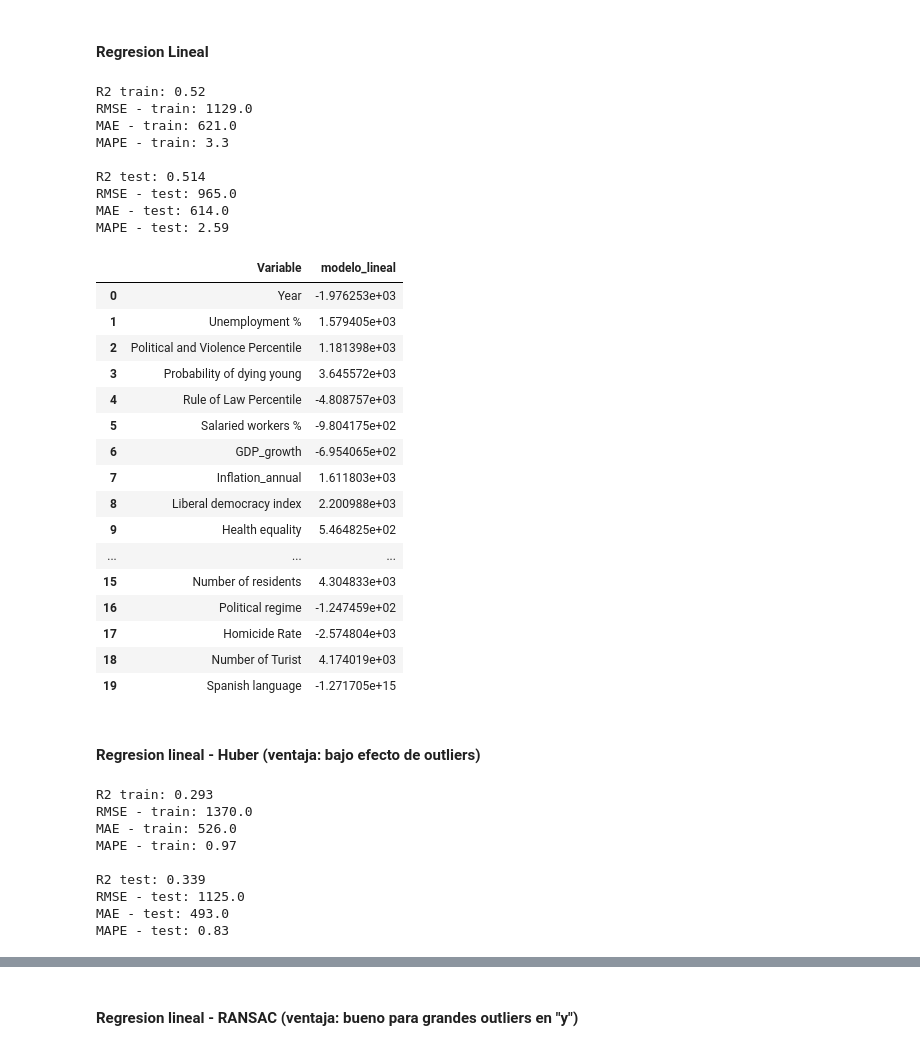
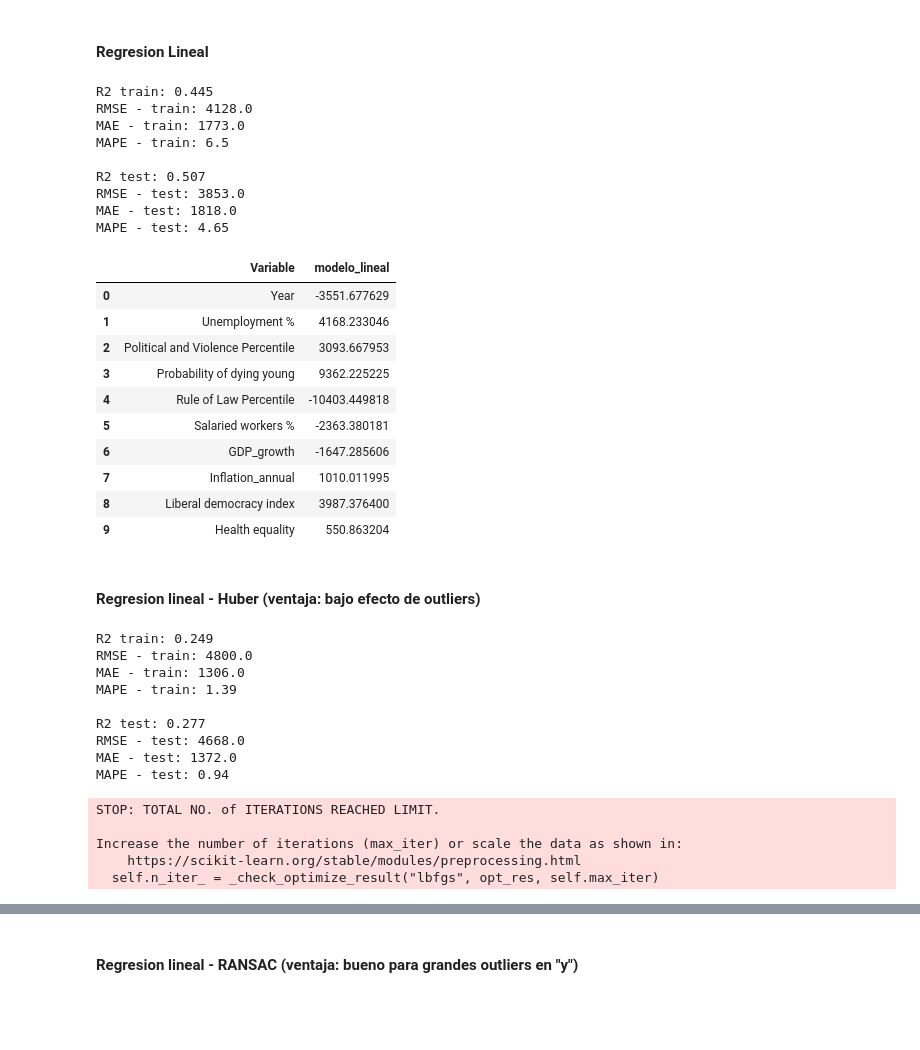
Before and after one commit to ERIDEZ/IFM_TMF, a Jupyter notebook: Notebooks y scripts/Etapa 4 - Machine Learning - Prediccion directa - Agregados.ipynb, the cells around one changed output, grey strips where cells are left out. Saved outputs shown, nothing was run; the diff lists cells and outputs as text; code cells hidden in the pictures; blank space fills up the shorter version.

```diff
--- a/Notebooks y scripts/Etapa 4 - Machine Learning - Prediccion directa - Agregados.ipynb
+++ b/Notebooks y scripts/Etapa 4 - Machine Learning - Prediccion directa - Agregados.ipynb
@@ -87,11 +85,8 @@ Antes de proceder, debemos remover a Senegal de la lista de de paises ya que ten
 
 En el caso de Year, simplemente restaremos 2007 a la columna entera, y para el resto de las variables objeto usaremos la funcion *.get_dummies()*.
 # %%
-# Removemos las categorías de agregados
-df_noagg = df[(df["Sex"] != "Both") & (df["Age group"] != "All")]
-
 # hacer copia del df removiendo Senegal que presenta datos nulos para tasa de homicidios
-df_nonull = df_noagg[df_noagg['Nationality code'] != 'SEN'].copy()
+df_nonull = df[df['Nationality code'] != 'SEN'].copy()
 
 # Transformar Year a variable ordinal de 1 (2008) a 15 (2022)
 df_nonull['Year'] = df_nonull['Year'] - 2007
@@ -145,9 +140,9 @@ X = df_nonull.drop("Immigrant count", axis = 1) # variables predictoras
 y = df_nonull["Immigrant count"]  # Target
 
 X_train, X_test, y_train, y_test = train_test_split(X, y, test_size = 0.25, random_state = 58) # separar datos en conjunto train y test en un 75% / 25%
-scaler = MinMaxScaler() # definir scaler de datos
-X_train = scaler.fit_transform(X_train) # escalar los datos de entrenamiento
-X_test = scaler.fit_transform(X_test) # # escalar los datos de prueba
+scaler_nonull = MinMaxScaler() # definir scaler de datos
+X_train = scaler_nonull.fit_transform(X_train) # escalar los datos de entrenamiento
+X_test = scaler_nonull.transform(X_test) # transformar los datos de prueba
 # %% [markdown]
 #### Regresion Lineal
 # %%
@@ -182,40 +177,34 @@ print("RMSE - test:", rmse_test_lineal)
 print("MAE - test:", mae_test_lineal)
 print("MAPE - test:", mape_test_lineal)
 # %% [output]
-R2 train: 0.52
-RMSE - train: 1129.0
-MAE - train: 621.0
-MAPE - train: 3.3
+R2 train: 0.445
+RMSE - train: 4128.0
+MAE - train: 1773.0
+MAPE - train: 6.5
 
-R2 test: 0.514
-RMSE - test: 965.0
-MAE - test: 614.0
-MAPE - test: 2.59
+R2 test: 0.507
+RMSE - test: 3853.0
+MAE - test: 1818.0
+MAPE - test: 4.65
 # %%
 # Observar Coeficientes de cada variable para cada modelo en un dataframe
 coefficients_lineal = pd.DataFrame({'Variable':df_nonull.drop(["Immigrant count"], axis=1, inplace=False).columns})
 coefficients_lineal['modelo_lineal']= model_lineal.coef_
 
 # Mostrar coeficientes
-coefficients_lineal.head(20)
+coefficients_lineal.head(10)
 # %% [output]
 |  | Variable | modelo_lineal |
-| 0 | Year | -1.976253e+03 |
-| 1 | Unemployment % | 1.579405e+03 |
-| 2 | Political and Violence Percentile | 1.181398e+03 |
-| 3 | Probability of dying young | 3.645572e+03 |
-| 4 | Rule of Law Percentile | -4.808757e+03 |
-| 5 | Salaried workers % | -9.804175e+02 |
-| 6 | GDP_growth | -6.954065e+02 |
-| 7 | Inflation_annual | 1.611803e+03 |
-| 8 | Liberal democracy index | 2.200988e+03 |
-| 9 | Health equality | 5.464825e+02 |
-| ... | ... | ... |
-| 15 | Number of residents | 4.304833e+03 |
-| 16 | Political regime | -1.247459e+02 |
-| 17 | Homicide Rate | -2.574804e+03 |
-| 18 | Number of Turist | 4.174019e+03 |
-| 19 | Spanish language | -1.271705e+15 |
+| 0 | Year | -3551.677629 |
+| 1 | Unemployment % | 4168.233046 |
+| 2 | Political and Violence Percentile | 3093.667953 |
+| 3 | Probability of dying young | 9362.225225 |
+| 4 | Rule of Law Percentile | -10403.449818 |
+| 5 | Salaried workers % | -2363.380181 |
+| 6 | GDP_growth | -1647.285606 |
+| 7 | Inflation_annual | 1010.011995 |
+| 8 | Liberal democracy index | 3987.376400 |
+| 9 | Health equality | 550.863204 |
 # %% [markdown]
 #### Regresion lineal - Huber (ventaja: bajo efecto de outliers)
 # %%
@@ -250,15 +239,20 @@ print("RMSE - test:", rmse_test_huber)
 print("MAE - test:", mae_test_huber)
 print("MAPE - test:", mape_test_huber)
 # %% [output]
-R2 train: 0.293
-RMSE - train: 1370.0
-MAE - train: 526.0
-MAPE - train: 0.97
+R2 train: 0.249
+RMSE - train: 4800.0
+MAE - train: 1306.0
+MAPE - train: 1.39
 
-R2 test: 0.339
-RMSE - test: 1125.0
-MAE - test: 493.0
-MAPE - test: 0.83
+R2 test: 0.277
+RMSE - test: 4668.0
+MAE - test: 1372.0
+MAPE - test: 0.94
+STOP: TOTAL NO. of ITERATIONS REACHED LIMIT.
+
+Increase the number of iterations (max_iter) or scale the data as shown in:
+    https://scikit-learn.org/stable/modules/preprocessing.html
+  self.n_iter_ = _check_optimize_result("lbfgs", opt_res, self.max_iter)
 # %%
 # Observar Coeficientes de cada variable para cada modelo en un dataframe
 coefficients_huber = pd.DataFrame({'Variable':df_nonull.drop(["Immigrant count"], axis=1, inplace=False).columns})
```
Also changed, not shown: parts of 56 cells of this notebook, 42 other files.
